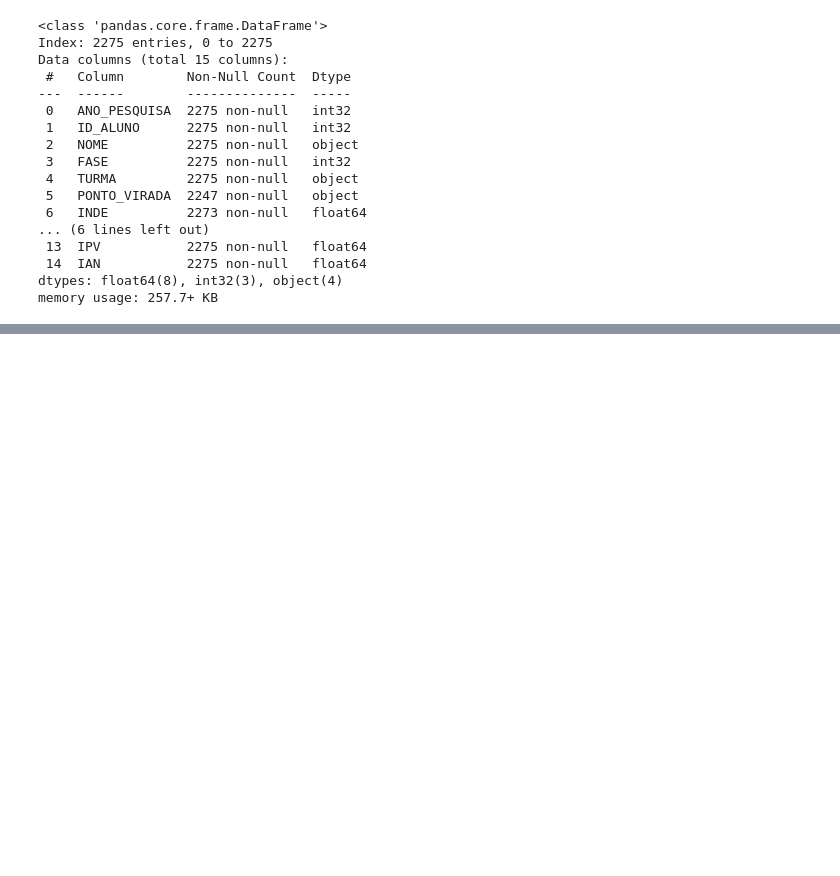
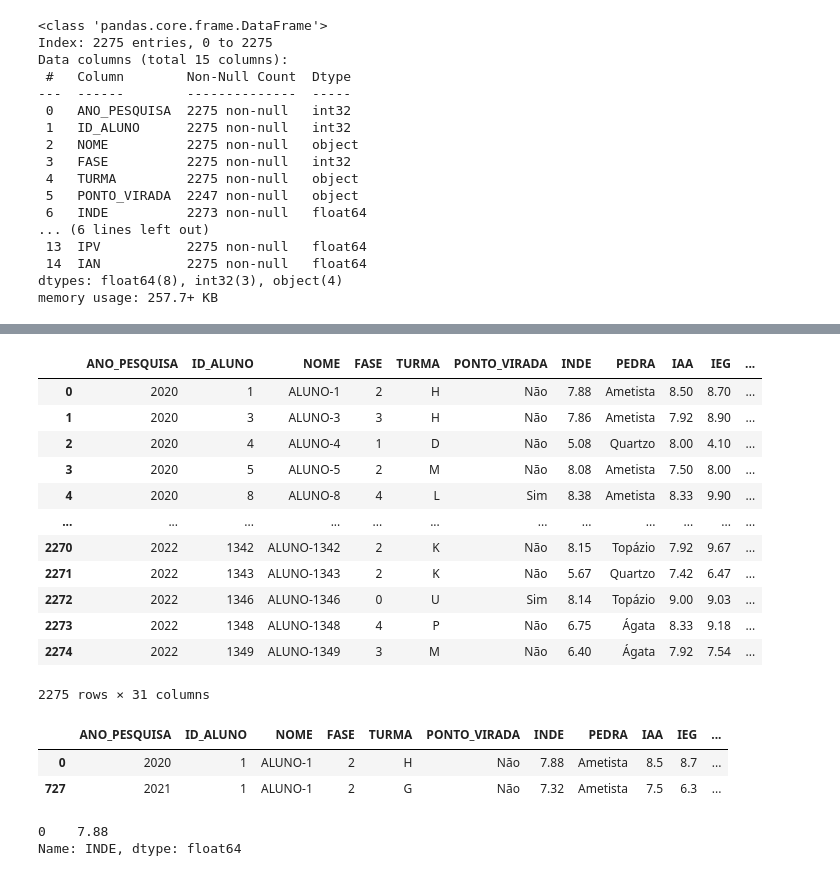
Before and after one commit to fredgcosta/datathon-postech-fiap, a Jupyter notebook: DATATHON_PREPARACAO.ipynb, the cells around one changed output, grey strips where cells are left out. Cells and saved outputs as stored; diff of their text form; code cells hidden in the pictures; blank space fills up the shorter version.

```diff
--- a/DATATHON_PREPARACAO.ipynb
+++ b/DATATHON_PREPARACAO.ipynb
@@ -274,0 +304,4 @@ df_final_arredondamento.to_csv('dados_finais.csv', index=False)
+# %%
+df_media_ano_fase_turma = df.groupby(['ANO_PESQUISA', 'FASE', 'TURMA'])[['INDE', 'IAA', 'IEG', 'IPS', 'IDA', 'IPP', 'IPV','IAN']].mean().round(2)
+df_media_ano_fase_turma.columns = ['INDE_MEDIO_ANO_FASE_TURMA', 'IAA_MEDIO_ANO_FASE_TURMA', 'IEG_MEDIO_ANO_FASE_TURMA', 'IPS_MEDIO_ANO_FASE_TURMA', 'IDA_MEDIO_ANO_FASE_TURMA', 'IPP_MEDIO_ANO_FASE_TURMA', 'IPV_MEDIO_ANO_FASE_TURMA', 'IAN_MEDIO_ANO_FASE_TURMA']
+df_media_ano_fase_turma
@@ -274,0 +346,23 @@ df_final_arredondamento.to_csv('dados_finais.csv', index=False)
+# %%
+join_media_ano_fase_turma = pd.merge(
+    left=join_media_ano_fase,
+    right=df_media_ano_fase_turma,
+    how='left',
+    left_on=['ANO_PESQUISA', 'FASE','TURMA'],
+    right_on=['ANO_PESQUISA', 'FASE', 'TURMA'],
+)
+join_media_ano_fase_turma
+# %% [output]
+|  | ANO_PESQUISA | ID_ALUNO | NOME | FASE | TURMA | PONTO_VIRADA | INDE | PEDRA | IAA | IEG | ... |
+| 0 | 2020 | 1 | ALUNO-1 | 2 | H | Não | 7.88 | Ametista | 8.50 | 8.70 | ... |
+| 1 | 2020 | 3 | ALUNO-3 | 3 | H | Não | 7.86 | Ametista | 7.92 | 8.90 | ... |
+| 2 | 2020 | 4 | ALUNO-4 | 1 | D | Não | 5.08 | Quartzo | 8.00 | 4.10 | ... |
+| 3 | 2020 | 5 | ALUNO-5 | 2 | M | Não | 8.08 | Ametista | 7.50 | 8.00 | ... |
+| 4 | 2020 | 8 | ALUNO-8 | 4 | L | Sim | 8.38 | Ametista | 8.33 | 9.90 | ... |
+| ... | ... | ... | ... | ... | ... | ... | ... | ... | ... | ... | ... |
+| 2270 | 2022 | 1342 | ALUNO-1342 | 2 | K | Não | 8.15 | Topázio | 7.92 | 9.67 | ... |
+| 2271 | 2022 | 1343 | ALUNO-1343 | 2 | K | Não | 5.67 | Quartzo | 7.42 | 6.47 | ... |
+| 2272 | 2022 | 1346 | ALUNO-1346 | 0 | U | Sim | 8.14 | Topázio | 9.00 | 9.03 | ... |
+| 2273 | 2022 | 1348 | ALUNO-1348 | 4 | P | Não | 6.75 | Ágata | 8.33 | 9.18 | ... |
+| 2274 | 2022 | 1349 | ALUNO-1349 | 3 | M | Não | 6.40 | Ágata | 7.92 | 7.54 | ... |
+2275 rows × 31 columns
@@ -274,0 +373,11 @@ df_final_arredondamento.to_csv('dados_finais.csv', index=False)
+# %%
+df_aluno
+# %% [output]
+|  | ANO_PESQUISA | ID_ALUNO | NOME | FASE | TURMA | PONTO_VIRADA | INDE | PEDRA | IAA | IEG | ... |
+| 0 | 2020 | 1 | ALUNO-1 | 2 | H | Não | 7.88 | Ametista | 8.5 | 8.7 | ... |
+| 727 | 2021 | 1 | ALUNO-1 | 2 | G | Não | 7.32 | Ametista | 7.5 | 6.3 | ... |
+# %%
+df_aluno['INDE']
+# %% [output]
+0    7.88
+Name: INDE, dtype: float64
```
Also changed, not shown: parts of 20 cells of this notebook, 3 other files.
